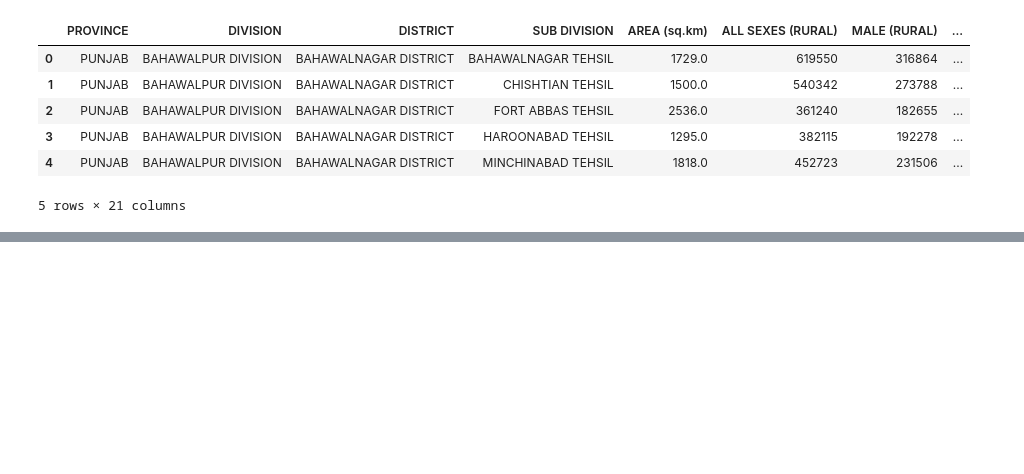
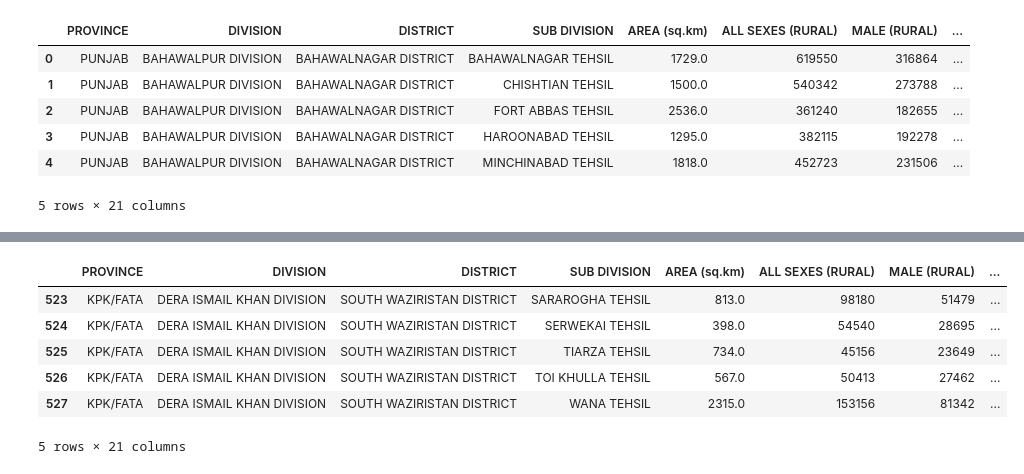
Before and after one commit to ejazurrehman/AI---Data_Science_Course, a Jupyter notebook: pyton_for_data_science/07_pandas.ipynb, the cells around one changed output, grey strips where cells are left out. Cells and saved outputs as stored; diff of their text form; code cells hidden in the pictures; blank space fills up the shorter version.

```diff
--- a/pyton_for_data_science/07_pandas.ipynb
+++ b/pyton_for_data_science/07_pandas.ipynb
@@ -43,0 +93,11 @@ df.to_excel("population_of_pakistan.xlsx", index=False)
+# %%
+# read the tail
+df.tail()
+# %% [output]
+|  | PROVINCE | DIVISION | DISTRICT | SUB DIVISION | AREA (sq.km) | ALL SEXES (RURAL) | MALE (RURAL) | ... |
+| 523 | KPK/FATA | DERA ISMAIL KHAN DIVISION | SOUTH WAZIRISTAN DISTRICT | SARAROGHA TEHSIL | 813.0 | 98180 | 51479 | ... |
+| 524 | KPK/FATA | DERA ISMAIL KHAN DIVISION | SOUTH WAZIRISTAN DISTRICT | SERWEKAI TEHSIL | 398.0 | 54540 | 28695 | ... |
+| 525 | KPK/FATA | DERA ISMAIL KHAN DIVISION | SOUTH WAZIRISTAN DISTRICT | TIARZA TEHSIL | 734.0 | 45156 | 23649 | ... |
+| 526 | KPK/FATA | DERA ISMAIL KHAN DIVISION | SOUTH WAZIRISTAN DISTRICT | TOI KHULLA TEHSIL | 567.0 | 50413 | 27462 | ... |
+| 527 | KPK/FATA | DERA ISMAIL KHAN DIVISION | SOUTH WAZIRISTAN DISTRICT | WANA TEHSIL | 2315.0 | 153156 | 81342 | ... |
+5 rows × 21 columns
```
Also changed, not shown: parts of 13 cells of this notebook.
